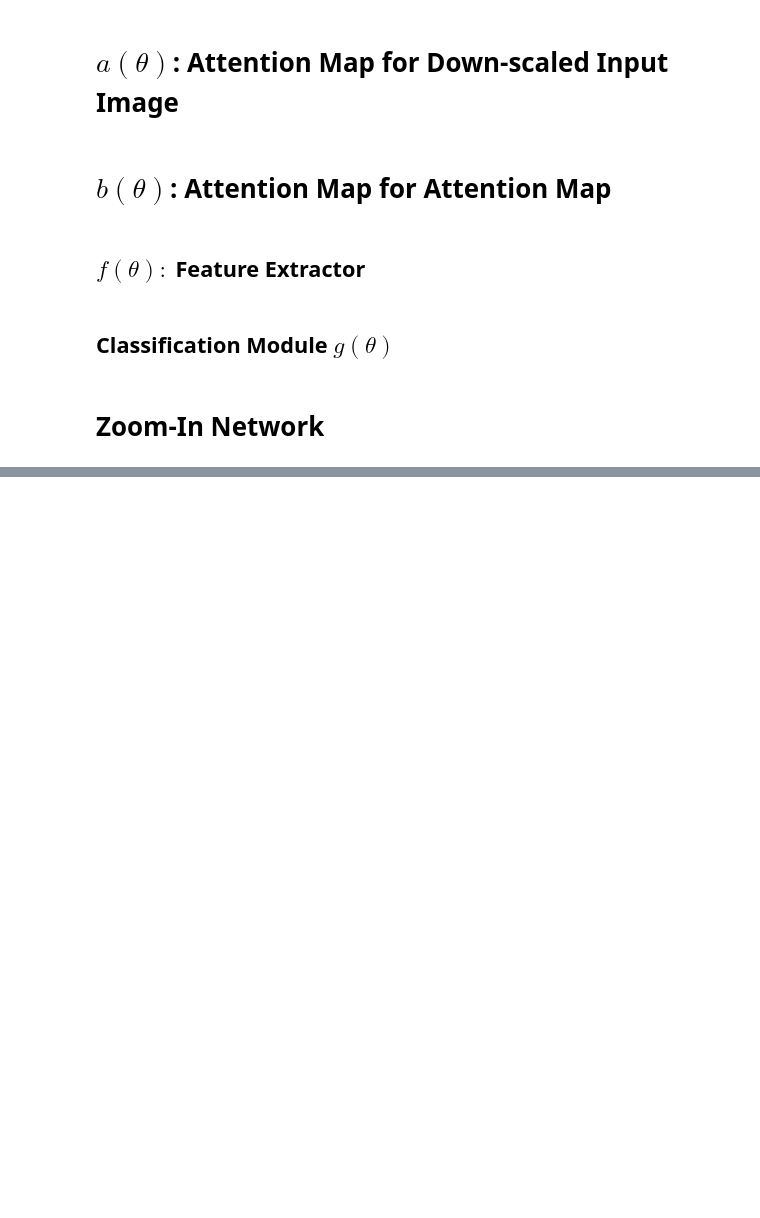
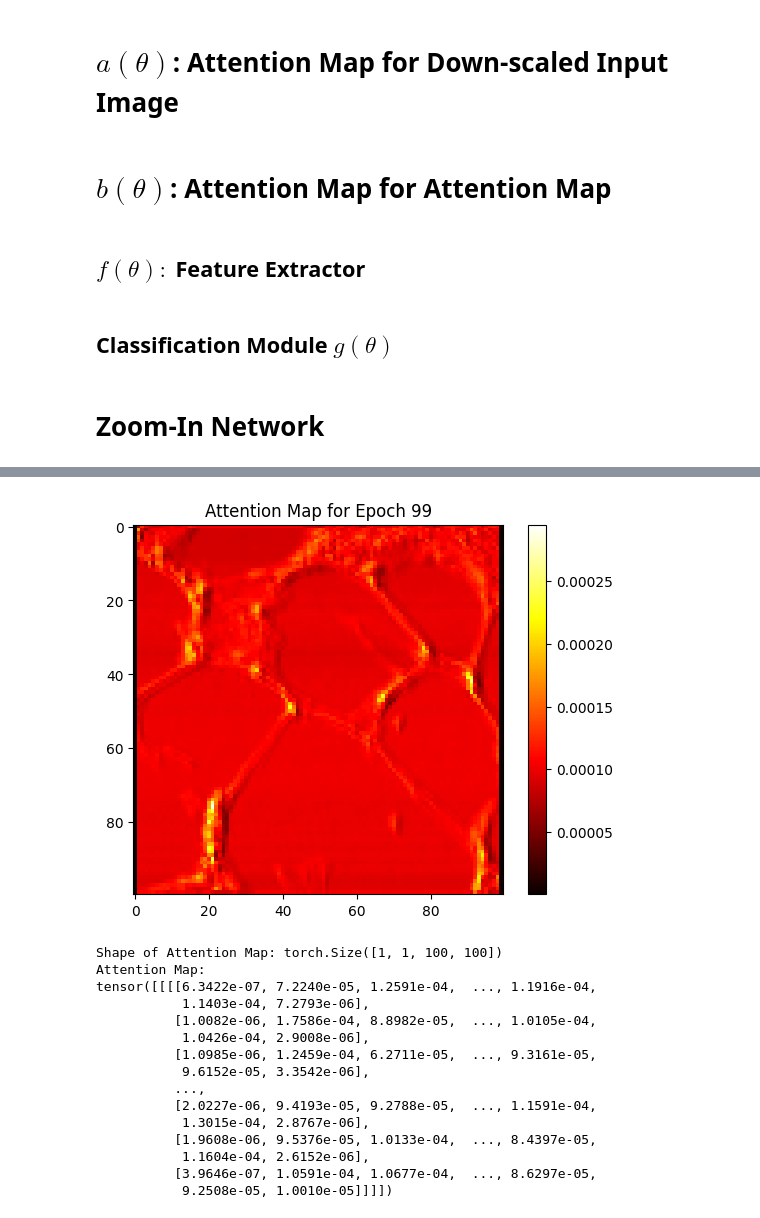
Before and after one commit to stoyonaga/EECS6322, a Jupyter notebook: Code/6322_Zoom_In_Network.ipynb, the cells around one changed output, grey strips where cells are left out. Cells and saved outputs as stored; diff of their text form; code cells hidden in the pictures; blank space fills up the shorter version.

```diff
--- a/Code/6322_Zoom_In_Network.ipynb
+++ b/Code/6322_Zoom_In_Network.ipynb
@@ -60,7 +62,7 @@ colon_dataset =  datasets.ImageFolder(
 loaders = {
     'train' : DataLoader(
     colon_dataset,
-    batch_size=1,
+    batch_size=5,
     shuffle=True,
     num_workers=1
     )
@@ -188,7 +198,9 @@ class AttentionNetwork(nn.Module):
 # %%
 # Initialize your model
 model = AttentionNetwork()
-
+# Book Keeping
+training_loss = []
+training_accuracy = []
 # Define loss function and optimizer
 criterion = nn.CrossEntropyLoss()
 optimizer = optim.Adam(
@@ -197,26 +209,29 @@ optimizer = optim.Adam(
     lr = 0.001,
     weight_decay=1e-5
     )
-scheduler = ExponentialLR(optimizer, gamma=0.9)
+# scheduler = ExponentialLR(optimizer, gamma=0.9)
 
 # Training loop
-epochs = 1
+epochs = 100
+model.train()
 
-for epoch in tqdm(range(epochs)):
-    model.train()
+for epoch in range(epochs):
     running_loss = 0.0
     correct = 0
     print(f'Epoch: {epoch}')
     for image, label in tqdm(loaders['train']):
         image, label = image.to(device), label.to(device)
         optimizer.zero_grad()
-        output = model(image)
+        output, attention_weights = model(image)
         loss = criterion(output, label)
         loss.backward()
         optimizer.step()
         running_loss += loss.item()
         _, predicted = torch.max(output, 1)
         correct += (predicted == label).sum().item()
-    scheduler.step()
-    print(f"Epoch {epoch+1}/{epochs}, Loss: {round(running_loss/len(loaders['train']), 2)}")
+    # scheduler.step()
+    print(f"Epoch {epoch+1}/{epochs}, Loss: {round(loss.item(), 2)}")
     print(f"Accuracy:\n\tCorrect: {correct}\n\tSamples: {100}\n\tScore: {round((correct / 100), 2) * 100}")
+    # Book Keeping
+    training_loss.append(loss.item())
+    training_accuracy.append(round(correct / 100, 2) * 100)
@@ -222,0 +332,34 @@ for epoch in tqdm(range(epochs)):
+# %%
+model.eval()
+with torch.no_grad():
+  data, target = colon_dataset[0]
+  data = data.unsqueeze(0)
+  data = data.to(device)
+  output, attention_map = model(data)
+  # Convert the attention map to a numpy array
+  attention_map_numpy = attention_map.squeeze().cpu().numpy()
+  # Plot the attention map
+  plt.imshow(attention_map_numpy, cmap='hot', interpolation='nearest')
+  plt.colorbar()
+  plt.title(f'Attention Map for Epoch {epoch}')
+  plt.savefig(f'attention_map_epoch_{epoch + 1}.png')
+  plt.show()
+  print(f'Shape of Attention Map: {attention_map.shape}')
+  print(f'Attention Map:\n{attention_map}')
+# %% [output]
+[figure, added]
+Shape of Attention Map: torch.Size([1, 1, 100, 100])
+Attention Map:
+tensor([[[[6.3422e-07, 7.2240e-05, 1.2591e-04,  ..., 1.1916e-04,
+           1.1403e-04, 7.2793e-06],
+          [1.0082e-06, 1.7586e-04, 8.8982e-05,  ..., 1.0105e-04,
+           1.0426e-04, 2.9008e-06],
+          [1.0985e-06, 1.2459e-04, 6.2711e-05,  ..., 9.3161e-05,
+           9.6152e-05, 3.3542e-06],
+          ...,
+          [2.0227e-06, 9.4193e-05, 9.2788e-05,  ..., 1.1591e-04,
+           1.3015e-04, 2.8767e-06],
+          [1.9608e-06, 9.5376e-05, 1.0133e-04,  ..., 8.4397e-05,
+           1.1604e-04, 2.6152e-06],
+          [3.9646e-07, 1.0591e-04, 1.0677e-04,  ..., 8.6297e-05,
+           9.2508e-05, 1.0010e-05]]]])
```
Also changed, not shown: parts of 4 cells of this notebook.
